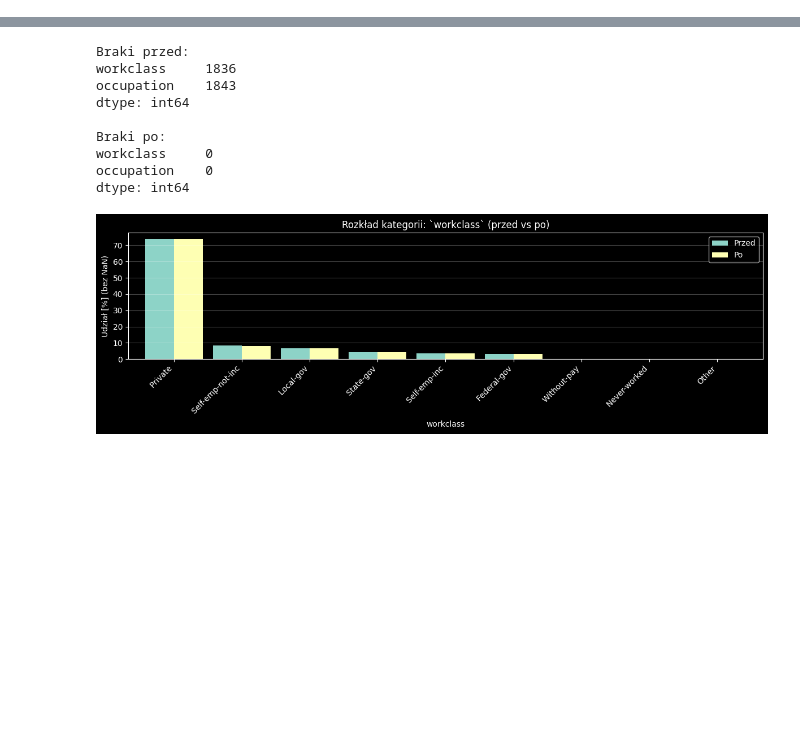
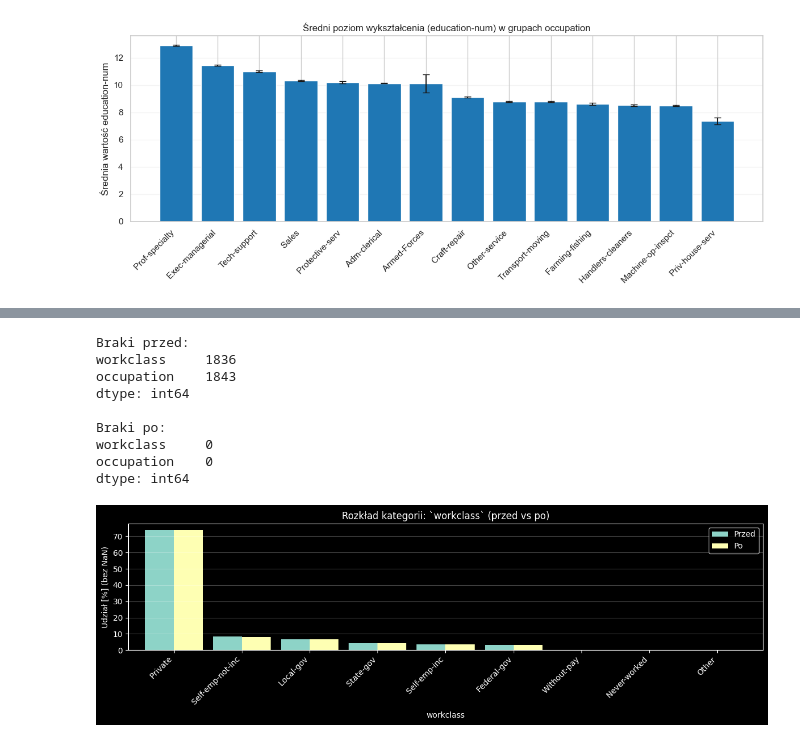
Before and after one commit to alekpstro/Przygotowanie-i-walidacja-danych, a Jupyter notebook: adult.ipynb, the cells around one changed output, grey strips where cells are left out. Drawn from its saved outputs; the diff is of its cells as text; code cells hidden in the pictures; blank space fills up the shorter version.

```diff
--- a/adult.ipynb
+++ b/adult.ipynb
@@ -345,0 +359,84 @@ Pierwsze indeksy: [27, 61, 69, 77, 106, 128, 149, 154, 160, 187, 201, 221, 226,
+# %%
+import pandas as pd
+import numpy as np
+import matplotlib.pyplot as plt
+
+# Wczytanie i przygotowanie danych
+adult = pd.read_csv('adultData.csv')
+adult.columns = adult.columns.str.strip()
+adult.replace([' ?', '?'], np.nan, inplace=True)
+
+# Oblicz średnie i błędy standardowe dla education-num w grupach occupation
+grouped = adult.groupby('occupation')['education-num']
+means = grouped.mean()
+stds = grouped.std()
+counts = grouped.count()
+sems = stds / np.sqrt(counts)
+
+# Posortuj po średniej malejąco
+means = means.sort_values(ascending=False)
+sems = sems[means.index]
+
+# Wykres słupkowy
+plt.figure(figsize=(12, 5))
+bars = plt.bar(means.index, means.values, yerr=sems.values, capsize=4, color="#1f77b4")
+plt.ylabel('Średnia wartość education-num')
+plt.title('Średni poziom wykształcenia (education-num) w grupach occupation')
+plt.xticks(rotation=45, ha='right')
+plt.tight_layout()
+plt.grid(axis='y', alpha=0.2)
+plt.show()
+
+#WORKCLASS
+# Wczytanie i przygotowanie danych
+adult = pd.read_csv('adultData.csv')
+adult.columns = adult.columns.str.strip()
+adult.replace([' ?', '?'], np.nan, inplace=True)
+
+# Oblicz średnie i błędy standardowe dla education-num w grupach occupation
+grouped = adult.groupby('workclass')['education-num']
+means = grouped.mean()
+stds = grouped.std()
+counts = grouped.count()
+sems = stds / np.sqrt(counts)
+
+# Posortuj po średniej malejąco
+means = means.sort_values(ascending=False)
+sems = sems[means.index]
+
+# Wykres słupkowy
+plt.figure(figsize=(12, 5))
+bars = plt.bar(means.index, means.values, yerr=sems.values, capsize=4, color="#1f77b4")
+plt.ylabel('Średnia wartość education-num')
+plt.title('Średni poziom wykształcenia (education-num) w grupach workclass')
+plt.xticks(rotation=45, ha='right')
+plt.tight_layout()
+plt.grid(axis='y', alpha=0.2)
+plt.show()
+# Interpretacja jest czysto statystyczna i „pod kątem imputacji”:
+# `occupation vs education-num`
+# F ≈ 1043.4, p ≈ 0
+# → ekstremalnie silne, istotne statystycznie zróżnicowanie poziomu wykształcenia między zawodami.
+# Wniosek: education-num jest bardzo mocno powiązana z occupation, świetna zmienna do imputacji occupation.
+# `occupation vs hours-per-week`
+# F ≈ 249.7, p ≈ 0
+# → bardzo silne różnice liczby godzin pracy między zawodami.
+# Wniosek: godziny pracy też dobrze odróżniają zawody, mogą być użyte jako dodatkowa zmienna pomocnicza.
+# `occupation vs age`
+# F ≈ 83.8, p ≈ 3.5e-237
+# → istotne, wyraźne różnice wieku między zawodami, ale słabsze niż dla education-num i hours-per-week.
+# Wniosek: wiek ma znaczenie, ale jest mniej „charakterystyczny” dla zawodu niż edukacja i godziny.
+# `occupation vs capital-gain`
+# F ≈ 33.7, p ≈ 3.9e-91
+# → istotne różnice w capital-gain między zawodami, ale efekt już wyraźnie słabszy.
+# Wniosek: może wspierać imputację, ale nie jest kluczową zmienną.
+# `occupation vs capital-loss`
+# F ≈ 17.0, p ≈ 1.6e-42
+# → też istotne statystycznie, ale najsłabszy efekt z wymienionych.
+# Wniosek: raczej pomocnicza, mało „nośna” zmienna.
+# Podsumowując:
+# H0 („średnie są równe między zawodami”) jest odrzucona dla wszystkich zmiennych.
+# Najsilniej z occupation związane są: `education-num` (zdecydowanie) i `hours-per-week`.
+# Do imputacji occupation najbardziej sensownie użyć `education-num` jako głównego predyktora, a `hours-per-week`, `age`, ewentualnie `capital-gain/loss` jako uzupełnienie
+# %% [output]
+[figure, added]
```
Also changed, not shown: parts of 24 cells of this notebook, 1 other file.
